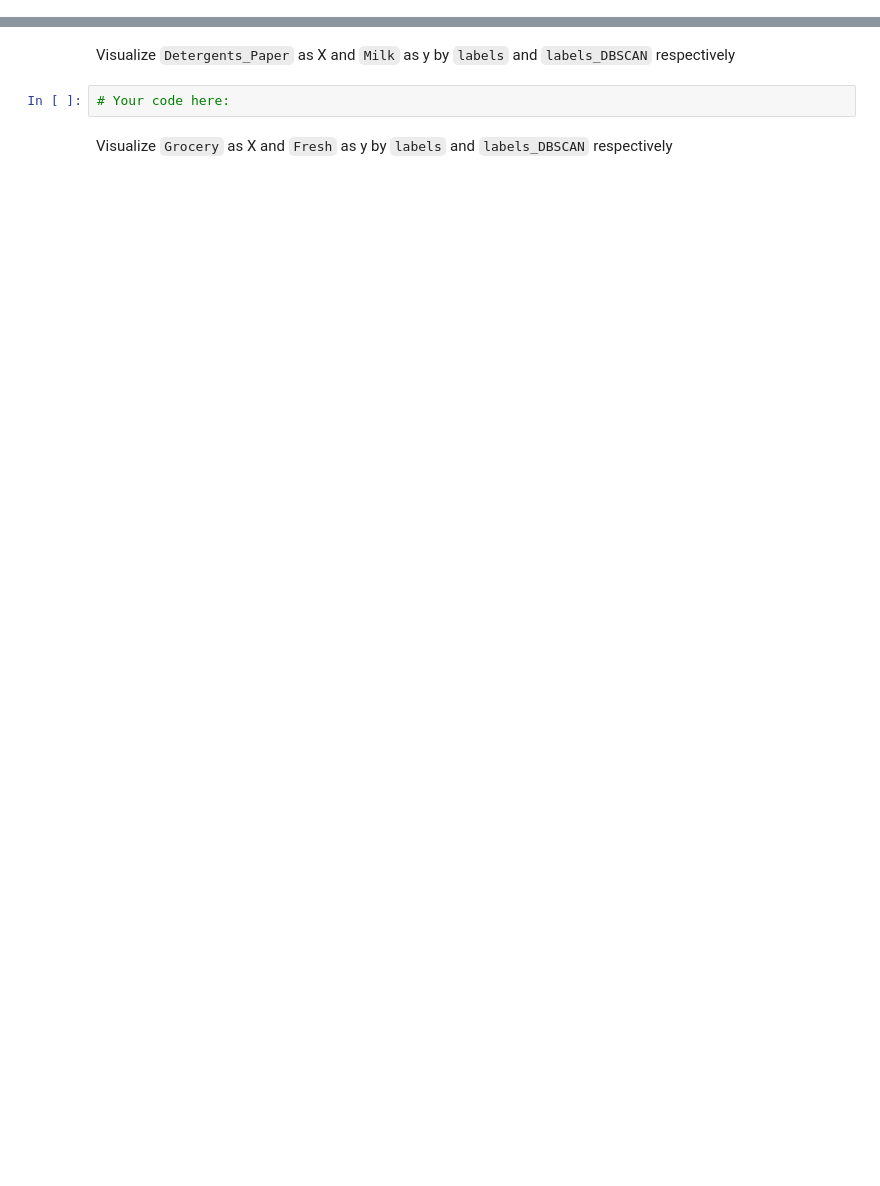
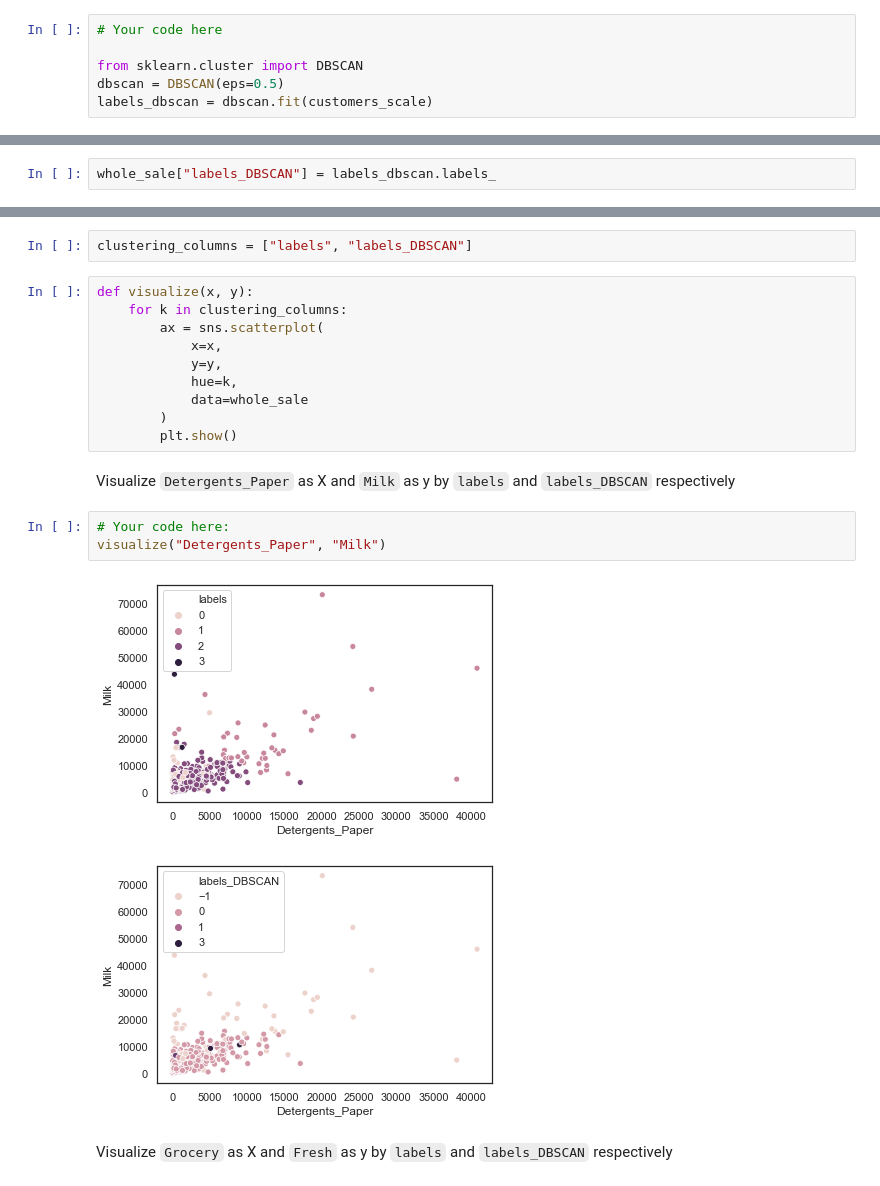
Before and after one commit to ta-datapt-bcn/lab-unsupervised-learning, a Jupyter notebook: your-code/main.ipynb, the cells around one changed output, grey strips where cells are left out. Drawn from its saved outputs; the diff is of its cells as text; blank space fills up the shorter version.

```diff
--- a/your-code/main.ipynb
+++ b/your-code/main.ipynb
@@ -120,3 +243,9 @@ Now let's cluster the data using DBSCAN. Use `DBSCAN(eps=0.5)` to initiate the m
+# %%
+# Your code here
+
+from sklearn.cluster import DBSCAN
+dbscan = DBSCAN(eps=0.5)
+labels_dbscan = dbscan.fit(customers_scale)
 # %% [markdown]
 Count the values in `labels_DBSCAN`.
 # %%
@@ -123,0 +256,2 @@ Count the values in `labels_DBSCAN`.
+# %%
+whole_sale["labels_DBSCAN"] = labels_dbscan.labels_
@@ -131,10 +274,26 @@ Columns to visualize:
 * `Detergents_Paper` as X and `Milk` as y
 * `Grocery` as X and `Fresh` as y
 * `Frozen` as X and `Delicassen` as y
+# %%
+clustering_columns = ["labels", "labels_DBSCAN"]
+# %%
+def visualize(x, y):
+    for k in clustering_columns:
+        ax = sns.scatterplot(
+            x=x,
+            y=y,
+            hue=k,
+            data=whole_sale
+        )
+        plt.show()
 # %% [markdown]
 Visualize `Detergents_Paper` as X and `Milk` as y by `labels` and `labels_DBSCAN` respectively
 # %%
 # Your code here:
+visualize("Detergents_Paper", "Milk")
+# %% [output]
+[figure, added]
+[figure, added]
 # %% [markdown]
 Visualize `Grocery` as X and `Fresh` as y by `labels` and `labels_DBSCAN` respectively
 # %%
```
Also changed, not shown: parts of 29 cells of this notebook.
